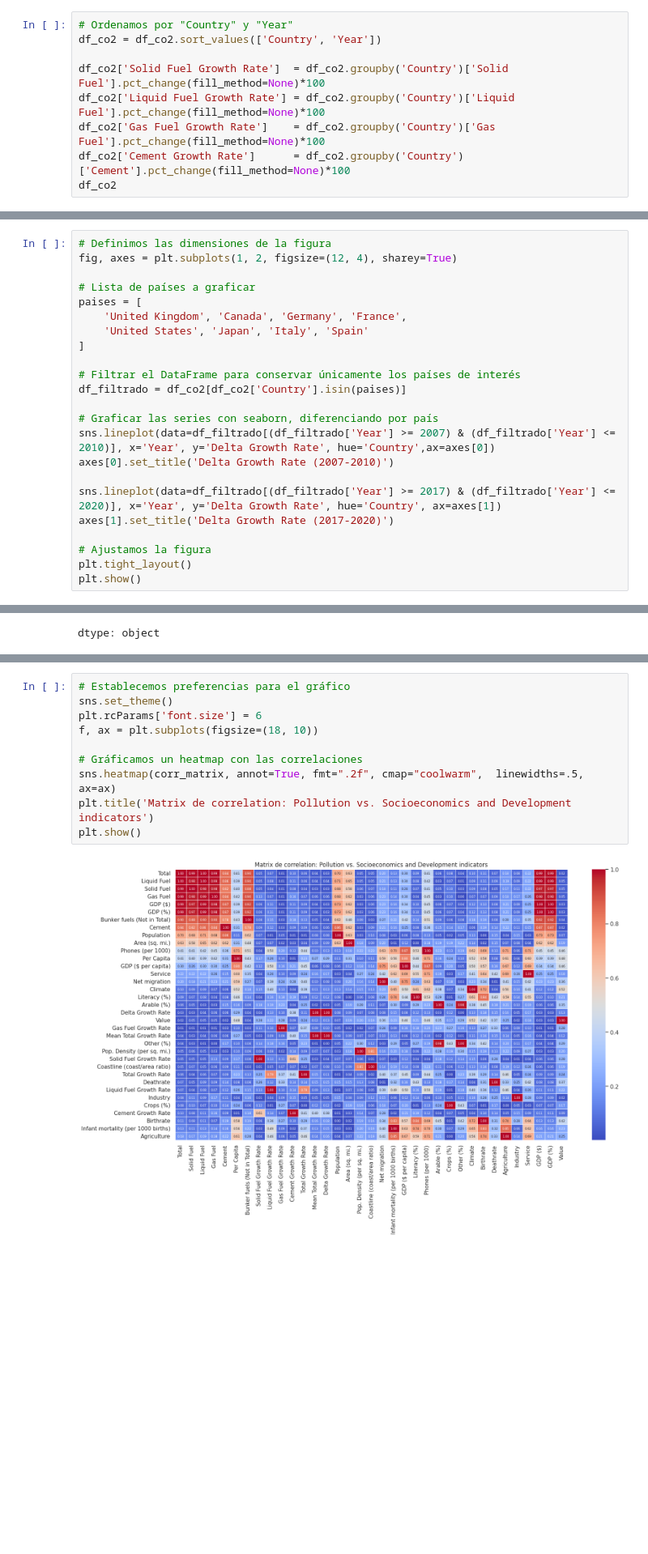
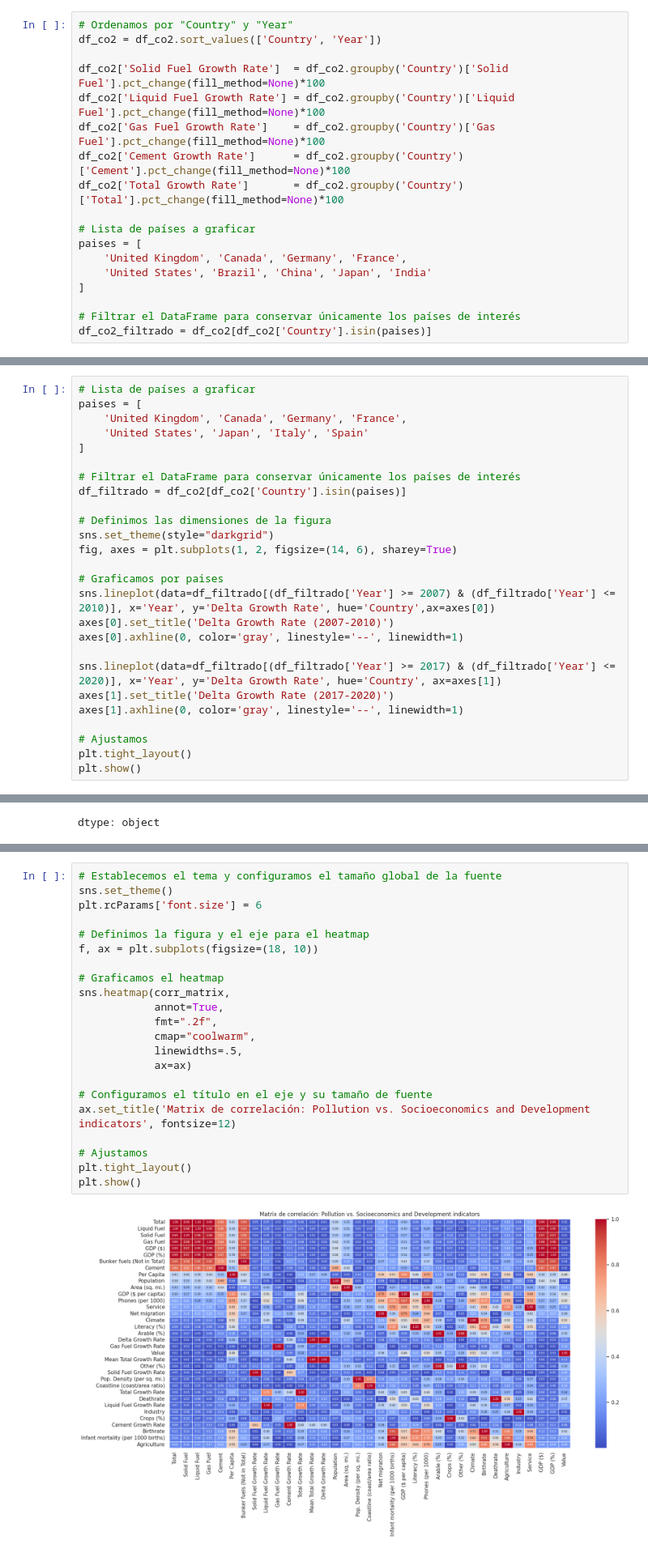
Before and after one commit to MaykolMedrano/AMLE, a Jupyter notebook: AMLE 2025:Tarea 01.ipynb, the cells around one changed output, grey strips where cells are left out. Shown at 81% size. Drawn from its saved outputs; the diff is of its cells as text; blank space fills up the shorter version.

```diff
--- a/AMLE 2025:Tarea 01.ipynb
+++ b/AMLE 2025:Tarea 01.ipynb
@@ -1127,4 +1184,13 @@ df_co2['Solid Fuel Growth Rate']  = df_co2.groupby('Country')['Solid Fuel'].pct_
 df_co2['Liquid Fuel Growth Rate'] = df_co2.groupby('Country')['Liquid Fuel'].pct_change(fill_method=None)*100
 df_co2['Gas Fuel Growth Rate']    = df_co2.groupby('Country')['Gas Fuel'].pct_change(fill_method=None)*100
 df_co2['Cement Growth Rate']      = df_co2.groupby('Country')['Cement'].pct_change(fill_method=None)*100
-df_co2
+df_co2['Total Growth Rate']       = df_co2.groupby('Country')['Total'].pct_change(fill_method=None)*100
+
+# Lista de países a graficar
+paises = [
+    'United Kingdom', 'Canada', 'Germany', 'France',
+    'United States', 'Brazil', 'China', 'Japan', 'India'
+]
+
+# Filtrar el DataFrame para conservar únicamente los países de interés
+df_co2_filtrado = df_co2[df_co2['Country'].isin(paises)]
@@ -1225,8 +1267,5 @@ df_co2
 18769 rows × 16 columns
 # %%
-# Definimos las dimensiones de la figura
-fig, axes = plt.subplots(1, 2, figsize=(12, 4), sharey=True)
-
 # Lista de países a graficar
 paises = [
     'United Kingdom', 'Canada', 'Germany', 'France',
@@ -1236,14 +1275,20 @@ paises = [
 # Filtrar el DataFrame para conservar únicamente los países de interés
 df_filtrado = df_co2[df_co2['Country'].isin(paises)]
 
-# Graficar las series con seaborn, diferenciando por país
+# Definimos las dimensiones de la figura
+sns.set_theme(style="darkgrid")
+fig, axes = plt.subplots(1, 2, figsize=(14, 6), sharey=True)
+
+# Graficamos por paises
 sns.lineplot(data=df_filtrado[(df_filtrado['Year'] >= 2007) & (df_filtrado['Year'] <= 2010)], x='Year', y='Delta Growth Rate', hue='Country',ax=axes[0])
 axes[0].set_title('Delta Growth Rate (2007-2010)')
+axes[0].axhline(0, color='gray', linestyle='--', linewidth=1)
 
 sns.lineplot(data=df_filtrado[(df_filtrado['Year'] >= 2017) & (df_filtrado['Year'] <= 2020)], x='Year', y='Delta Growth Rate', hue='Country', ax=axes[1])
 axes[1].set_title('Delta Growth Rate (2017-2020)')
+axes[1].axhline(0, color='gray', linestyle='--', linewidth=1)
 
-# Ajustamos la figura
+# Ajustamos
 plt.tight_layout()
 plt.show()
 # %% [output]
@@ -1327,16 +1372,28 @@ corr_matrix
 35 rows × 35 columns
 # %%
-# Establecemos preferencias para el gráfico
+# Establecemos el tema y configuramos el tamaño global de la fuente
 sns.set_theme()
 plt.rcParams['font.size'] = 6
+
+# Definimos la figura y el eje para el heatmap
 f, ax = plt.subplots(figsize=(18, 10))
 
-# Gráficamos un heatmap con las correlaciones
-sns.heatmap(corr_matrix, annot=True, fmt=".2f", cmap="coolwarm",  linewidths=.5, ax=ax)
-plt.title('Matrix de correlation: Pollution vs. Socioeconomics and Development indicators')
+# Graficamos el heatmap
+sns.heatmap(corr_matrix,
+            annot=True,
+            fmt=".2f",
+            cmap="coolwarm",
+            linewidths=.5,
+            ax=ax)
+
+# Configuramos el título en el eje y su tamaño de fuente
+ax.set_title('Matrix de correlación: Pollution vs. Socioeconomics and Development indicators', fontsize=12)
+
+# Ajustamos
+plt.tight_layout()
 plt.show()
 # %% [output]
-[figure, old version]
+[figure, new version]
 # %% [markdown]
 ---
 
```
Also changed, not shown: parts of 27 cells of this notebook.
